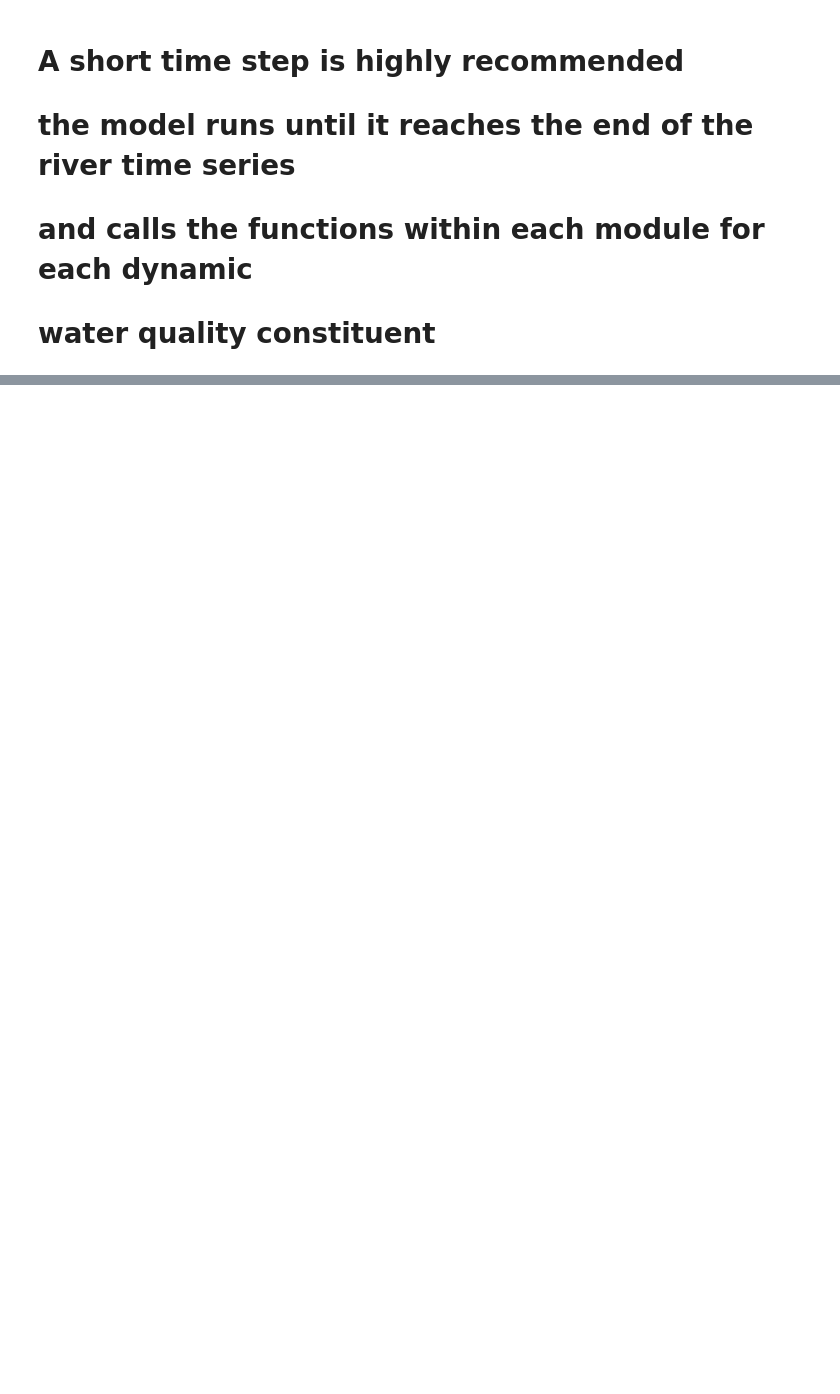
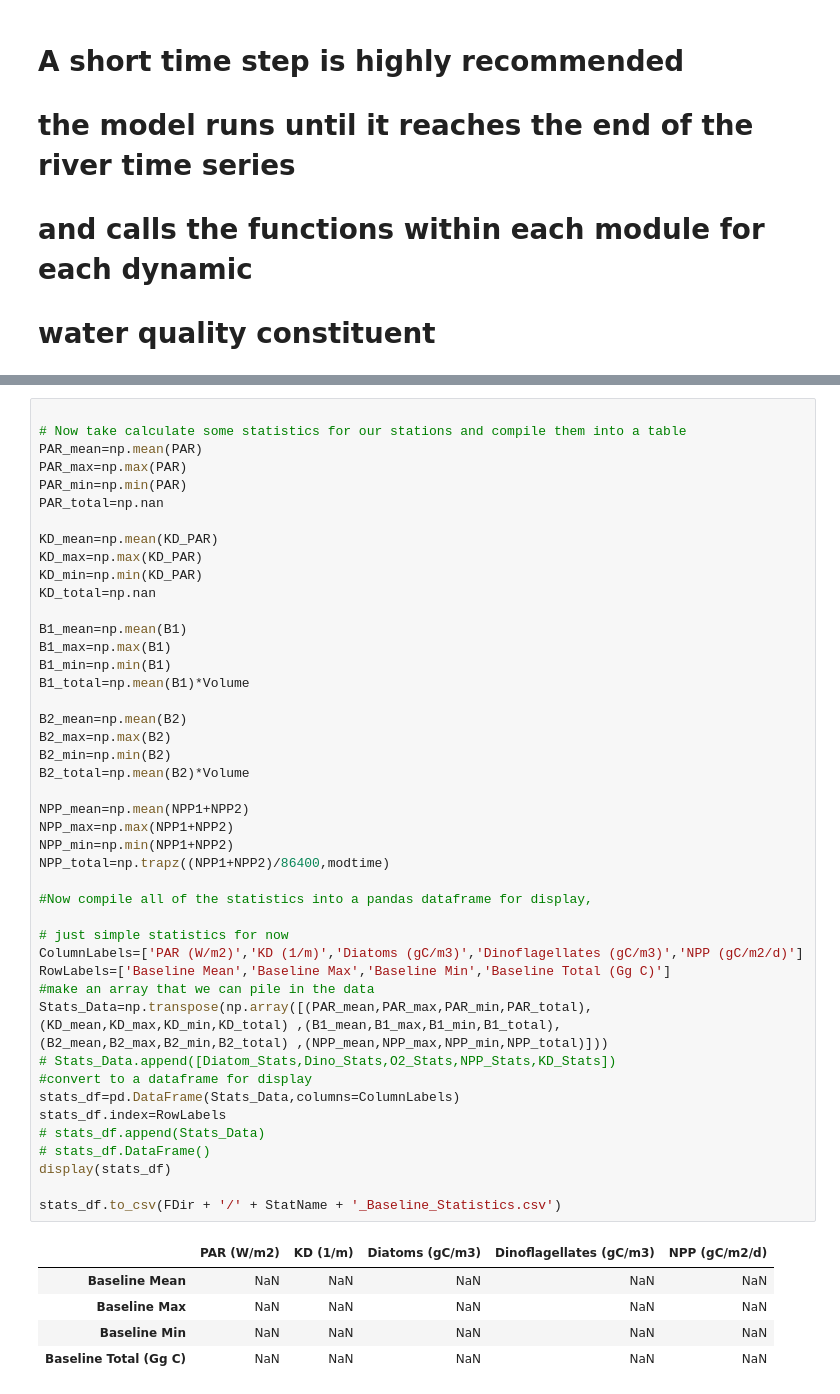
Before and after one commit to bclark805/pyICM, a Jupyter notebook: code/MAIN_NOTEBOOK.ipynb, the cells around one changed output, grey strips where cells are left out. Drawn from its saved outputs; the diff is of its cells as text; blank space fills up the shorter version.

```diff
--- a/code/MAIN_NOTEBOOK.ipynb
+++ b/code/MAIN_NOTEBOOK.ipynb
@@ -571 +611,51 @@ print('Model Run is All Done, You Can Find Plots in the Outputs/Figures Director
 Model Run is All Done, You Can Find Plots in the Outputs/Figures Directory
+# %%
+
+# Now take calculate some statistics for our stations and compile them into a table
+PAR_mean=np.mean(PAR)
+PAR_max=np.max(PAR)
+PAR_min=np.min(PAR)
+PAR_total=np.nan
+
+KD_mean=np.mean(KD_PAR)
+KD_max=np.max(KD_PAR)
+KD_min=np.min(KD_PAR)
+KD_total=np.nan
+
+B1_mean=np.mean(B1)
+B1_max=np.max(B1)
+B1_min=np.min(B1)
+B1_total=np.mean(B1)*Volume
+
+B2_mean=np.mean(B2)
+B2_max=np.max(B2)
+B2_min=np.min(B2)
+B2_total=np.mean(B2)*Volume
+
+NPP_mean=np.mean(NPP1+NPP2)
+NPP_max=np.max(NPP1+NPP2)
+NPP_min=np.min(NPP1+NPP2)
+NPP_total=np.trapz((NPP1+NPP2)/86400,modtime)
+
+#Now compile all of the statistics into a pandas dataframe for display,
+
+# just simple statistics for now
+ColumnLabels=['PAR (W/m2)','KD (1/m)','Diatoms (gC/m3)','Dinoflagellates (gC/m3)','NPP (gC/m2/d)']
+RowLabels=['Baseline Mean','Baseline Max','Baseline Min','Baseline Total (Gg C)']
+#make an array that we can pile in the data
+Stats_Data=np.transpose(np.array([(PAR_mean,PAR_max,PAR_min,PAR_total),(KD_mean,KD_max,KD_min,KD_total) ,(B1_mean,B1_max,B1_min,B1_total),(B2_mean,B2_max,B2_min,B2_total) ,(NPP_mean,NPP_max,NPP_min,NPP_total)]))
+# Stats_Data.append([Diatom_Stats,Dino_Stats,O2_Stats,NPP_Stats,KD_Stats])
+#convert to a dataframe for display
+stats_df=pd.DataFrame(Stats_Data,columns=ColumnLabels)
+stats_df.index=RowLabels
+# stats_df.append(Stats_Data)
+# stats_df.DataFrame()
+display(stats_df)
+
+stats_df.to_csv(FDir + '/' + StatName + '_Baseline_Statistics.csv')
+# %% [output]
+|  | PAR (W/m2) | KD (1/m) | Diatoms (gC/m3) | Dinoflagellates (gC/m3) | NPP (gC/m2/d) |
+| Baseline Mean | NaN | NaN | NaN | NaN | NaN |
+| Baseline Max | NaN | NaN | NaN | NaN | NaN |
+| Baseline Min | NaN | NaN | NaN | NaN | NaN |
+| Baseline Total (Gg C) | NaN | NaN | NaN | NaN | NaN |
```
Also changed, not shown: parts of 21 cells of this notebook, 5 other files.
